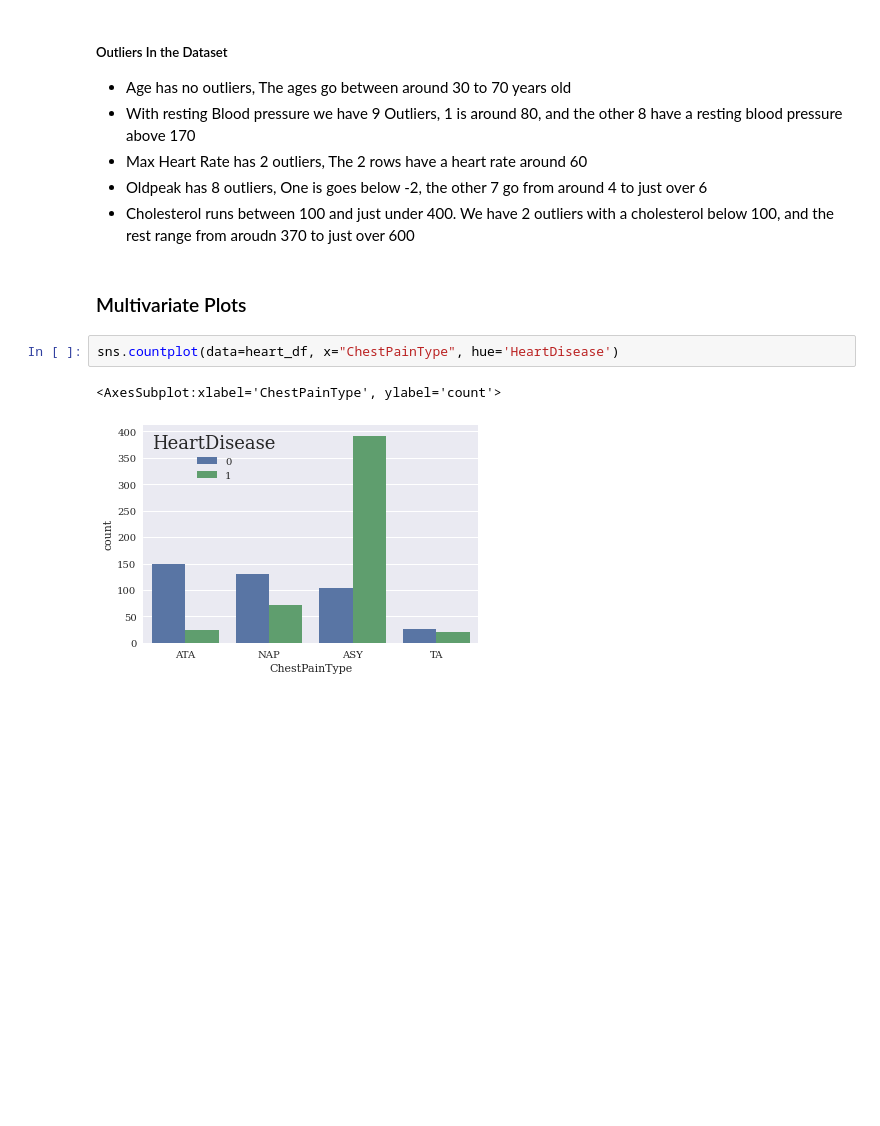
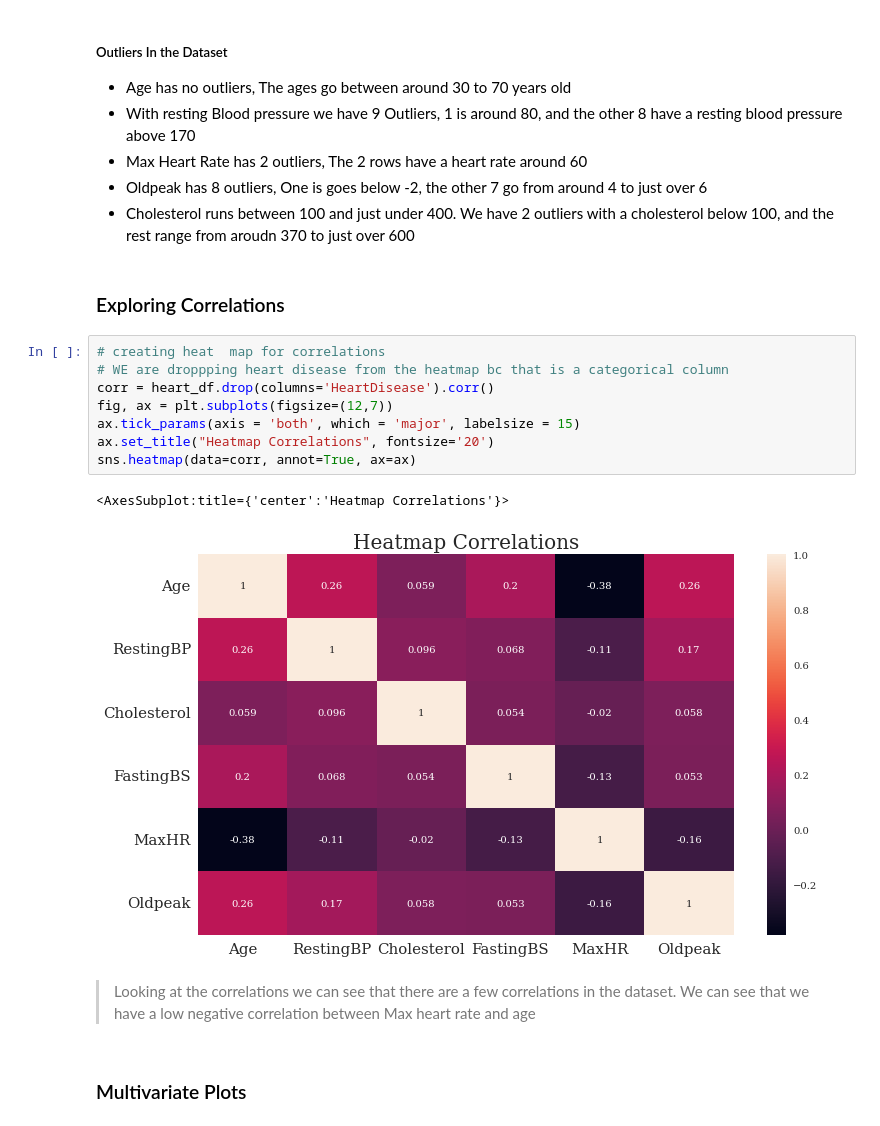
Before and after one commit to rvtovar/Heart_Disease, a Jupyter notebook: Heart_Disease.ipynb, the cells around one changed output. Cells and saved outputs as stored; diff of their text form; blank space fills up the shorter version.

Commit message:
created plots need to add text

```diff
--- a/Heart_Disease.ipynb
+++ b/Heart_Disease.ipynb
@@ -257,10 +258,20 @@ plt.tight_layout()
 * Max Heart Rate has 2 outliers, The 2 rows have a heart rate around 60
 * Oldpeak has 8 outliers, One is goes below -2, the other 7 go from around 4 to just over 6
 * Cholesterol runs between 100 and just under 400. We have 2 outliers with a cholesterol below 100, and the rest range from aroudn 370 to just over 600
+# %% [markdown]
+### Exploring Correlations
+# %%
+# creating heat  map for correlations
+# WE are droppping heart disease from the heatmap bc that is a categorical column
+corr = heart_df.drop(columns='HeartDisease').corr()
+fig, ax = plt.subplots(figsize=(12,7))
+ax.tick_params(axis = 'both', which = 'major', labelsize = 15)
+ax.set_title("Heatmap Correlations", fontsize='20')
+sns.heatmap(data=corr, annot=True, ax=ax)
+# %% [output]
+<AxesSubplot:title={'center':'Heatmap Correlations'}>
+[figure, added]
+# %% [markdown]
+> Looking at the correlations we can see that there are a few correlations in the dataset. We can see that we have a low negative correlation between Max heart rate and age
 # %% [markdown]
 ### Multivariate Plots
-# %%
-sns.countplot(data=heart_df, x="ChestPainType", hue='HeartDisease')
-# %% [output]
-<AxesSubplot:xlabel='ChestPainType', ylabel='count'>
-[figure, removed]
```
Also changed, not shown: parts of 3 cells of this notebook.
